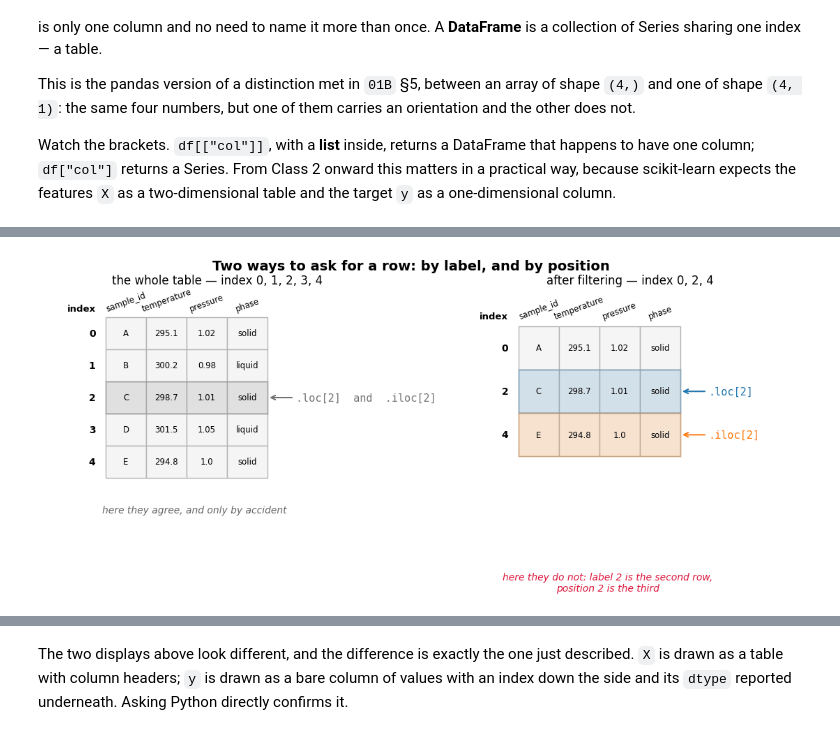
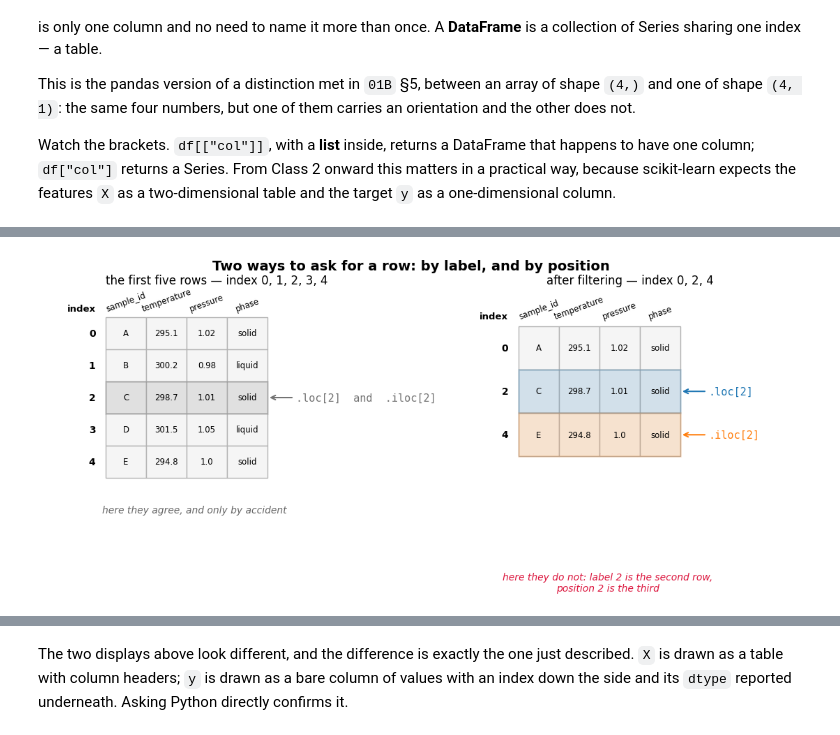
Before and after one commit to MarcoBattiato/PH6721-Deep-Learning-with-Python, a Jupyter notebook: Classes/Class_1/01C-DataHandling.ipynb, the cells around one changed output, grey strips where cells are left out. Cells and saved outputs as stored; diff of their text form; code cells hidden in the pictures.

```diff
--- a/Classes/Class_1/01C-DataHandling.ipynb
+++ b/Classes/Class_1/01C-DataHandling.ipynb
@@ -114,10 +114,13 @@ table, so it is worth looking at before reading on.
 import pandas as pd
 
 materials = pd.DataFrame({
-    "sample_id": ["A", "B", "C", "D", "E"],
-    "temperature": [295.1, 300.2, 298.7, 301.5, 294.8],
-    "pressure": [1.02, 0.98, 1.01, 1.05, 1.00],
-    "phase": ["solid", "liquid", "solid", "liquid", "solid"]
+    "sample_id":   ["A", "B", "C", "D", "E", "F", "G", "H", "I", "J", "K", "L", "M", "N"],
+    "temperature": [295.1, 300.2, 298.7, 301.5, 294.8, 302.3, 296.4,
+                    299.1, 293.6, 300.9, 297.8, 303.0, 295.9, 300.8],
+    "pressure":    [1.02, 0.98, 1.01, 1.05, 1.00, 0.97, np.nan,
+                    1.03, 1.06, 0.99, 1.04, 0.96, np.nan, 1.02],
+    "phase":       ["solid", "liquid", "solid", "liquid", "solid", "liquid", "solid",
+                    "liquid", "solid", "liquid", "solid", "liquid", "solid", "liquid"],
 })
 
 materials
@@ -336,36 +398,37 @@ def draw_table(axis, frame, loc_label, iloc_position, title):
     axis.text(-0.25, 1.12, "index", ha="right", va="bottom", fontsize=9.5, fontweight="bold")
 
     by_label = list(frame.index).index(loc_label)
     landings = [(by_label, "tab:blue", f".loc[{loc_label}]"),
                 (iloc_position, "tab:orange", f".iloc[{iloc_position}]")]
     if by_label == iloc_position:                     # they coincide: one band, one label
         landings = [(by_label, "0.45", f".loc[{loc_label}]  and  .iloc[{iloc_position}]")]
     for offset, colour, text in landings:
         axis.add_patch(Rectangle((0, -offset), frame.shape[1], 1, facecolor=colour,
                                  alpha=0.16, edgecolor=colour, linewidth=2))
         axis.annotate(text, xy=(frame.shape[1], -offset + 0.5),
                       xytext=(frame.shape[1] + 0.7, -offset + 0.5), fontsize=11,
                       color=colour, va="center", fontfamily="monospace",
                       arrowprops={"arrowstyle": "->", "color": colour, "linewidth": 1.5})
     axis.set_xlim(-1.5, frame.shape[1] + 3.0)
     axis.set_ylim(-len(frame) - 0.9, 1.8)
     axis.axis("off")
     axis.set_title(title, pad=8, fontsize=12)
 
-solids = materials[materials["phase"] == "solid"]
+excerpt = materials.head(5)                 # the first five rows, so the sketch stays readable
+solids = excerpt[excerpt["phase"] == "solid"]
 
 fig, axes = plt.subplots(1, 2, figsize=(14, 4.6))
-draw_table(axes[0], materials, 2, 2, "the whole table — index 0, 1, 2, 3, 4")
+draw_table(axes[0], excerpt, 2, 2, "the first five rows — index 0, 1, 2, 3, 4")
 draw_table(axes[1], solids, 2, 2, "after filtering — index 0, 2, 4")
 axes[0].text(2.2, -5.1, "here they agree, and only by accident",
              ha="center", fontsize=10, color="0.4", style="italic")
 axes[1].text(2.2, -5.1, "here they do not: label 2 is the second row,\nposition 2 is the third",
              ha="center", fontsize=10, color="crimson", style="italic")
 fig.suptitle("Two ways to ask for a row: by label, and by position",
              fontsize=14, fontweight="bold")
 plt.show()
 # %% [output]
-[figure, old version]
+[figure, new version]
 # %%
 y
 # %% [output]
```
Also changed, not shown: parts of 15 cells of this notebook.
